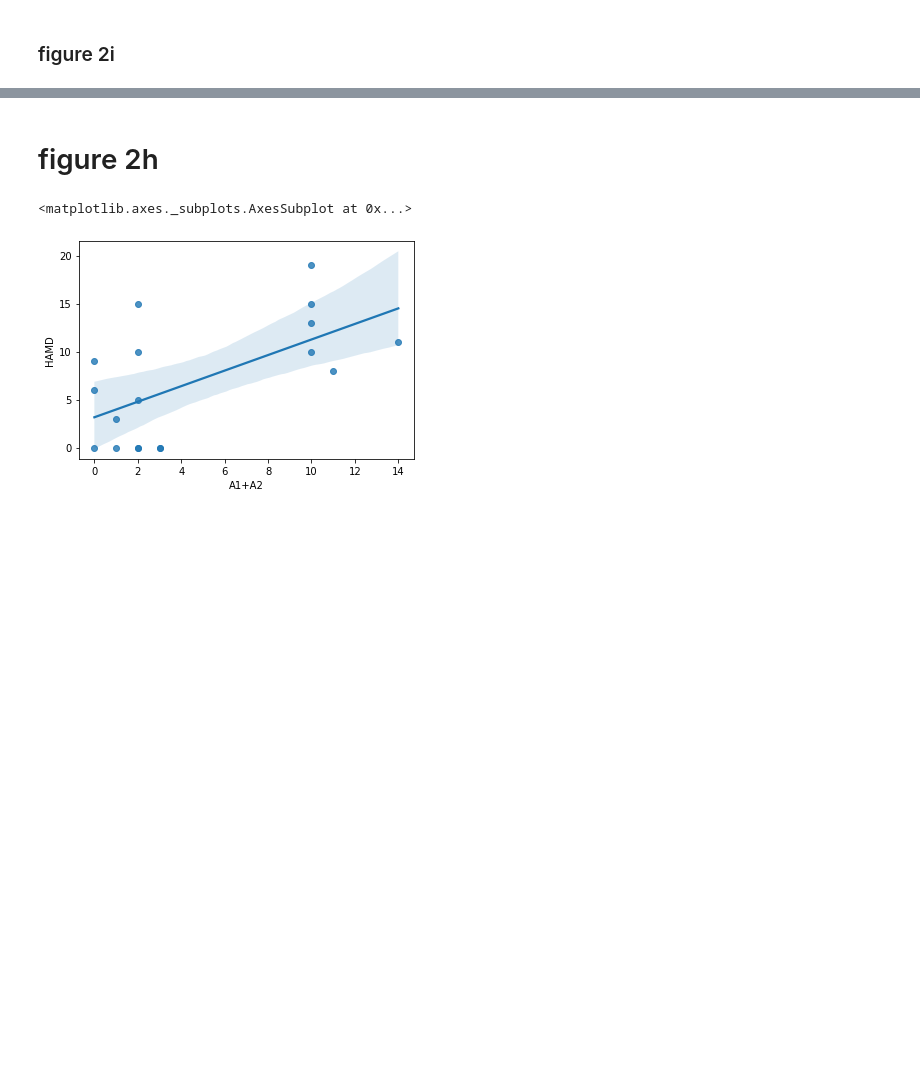
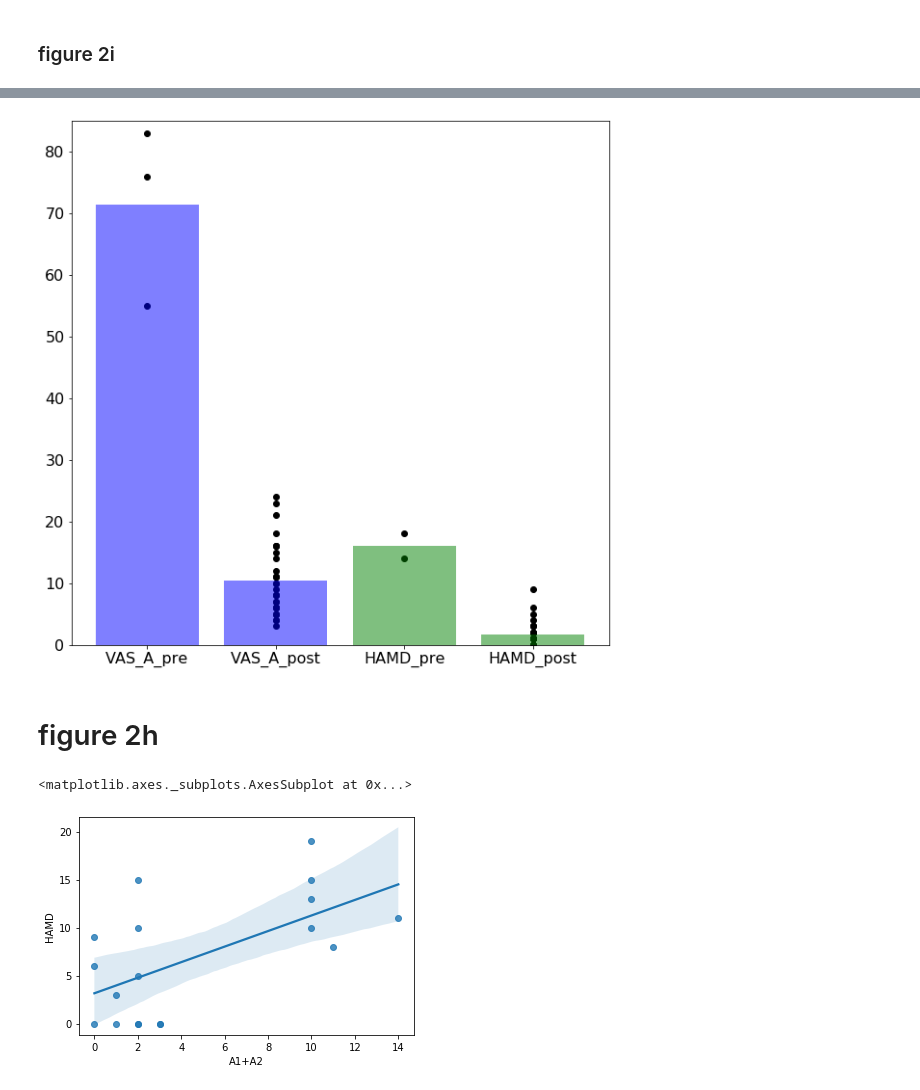
Before and after one commit to ScangosLab/closed_loop_mdd, a Jupyter notebook: Fig2h,i- number of Gamma detection by RNS.ipynb, the cells around one changed output, grey strips where cells are left out. Cells and saved outputs as stored; diff of their text form; code cells hidden in the pictures; blank space fills up the shorter version.

```diff
--- a/Fig2h,i- number of Gamma detection by RNS.ipynb
+++ b/Fig2h,i- number of Gamma detection by RNS.ipynb
@@ -120,0 +93,5 @@ plt.show()
+# %%
+
+df_a_week_pre_STIM  ='df_a_week_pre_STIM.csv'
+df_a_week_pre_STIM = pd.read_csv(os.path.join(SRC_DATA_DIR,df_a_week_pre_STIM ))
+df_a_week_pre_STIM
@@ -120,0 +103,4 @@ plt.show()
+# %%
+df_a_week_after_STIM = 'df_a_week_after_STIM.csv'
+df_a_week_after_STIM = pd.read_csv(os.path.join(SRC_DATA_DIR,df_a_week_after_STIM ))
+df_a_week_after_STIM
@@ -120,0 +125,3 @@ plt.show()
+# %%
+res_1 = df_a_week_pre_STIM.describe()
+res_1
@@ -120,0 +138,3 @@ plt.show()
+# %%
+res_2 = df_a_week_after_STIM.describe()
+res_2
@@ -121,3 +151,48 @@ plt.show()
+# %%
+
+
+plt.figure(figsize = (10,10))
+plt.bar(1, res_1.iloc[1,2], color='blue', label = 'VAS-D pre', alpha =.5)
+plt.bar(3, res_1.iloc[1,3], color='green', label = 'HAMD pre', alpha =.5)
+
+
+plt.bar(2, res_2.iloc[1,2], color='blue', label = 'VAS-D post', alpha =.5)
+plt.bar(4, res_2.iloc[1,3], color='green', label = 'HAMD post', alpha =.5)
+
+
+
+
+VAS_D_pre_data = df_a_week_pre_STIM['vas_depression']
+x = 1* np.ones((VAS_D_pre_data.shape[0],1))
+plt.scatter(x,VAS_D_pre_data, color='black')
+
+
+HAMD_pre_data = df_a_week_pre_STIM['hamd2_score']
+x = 3* np.ones((HAMD_pre_data.shape[0],1))
+plt.scatter(x,HAMD_pre_data, color='black')
+
+
+
+VAS_D_post_data = df_a_week_after_STIM['vas_depression']
+x = 2* np.ones((VAS_D_post_data.shape[0],1))
+plt.scatter(x,VAS_D_post_data, color='black')
+
+
+HAMD_post_data = df_a_week_after_STIM['hamd2_score']
+x = 4* np.ones((HAMD_post_data.shape[0],1))
+plt.scatter(x,HAMD_post_data, color='black')
+
+
+plt.xticks([])
+plt.yticks(fontsize =16)
+plt.ylim([0,85])
+
+x = np.arange(1,5)
+labels = ['VAS_A_pre','VAS_A_post', 'HAMD_pre', 'HAMD_post' ]
+plt.xticks(x,labels, fontsize = 16)
+plt.show()
+# %% [output]
+[figure, added]
 # %% [markdown]
 # figure 2h
 # %%
```
Also changed, not shown: parts of 7 cells of this notebook, 2 other files.
